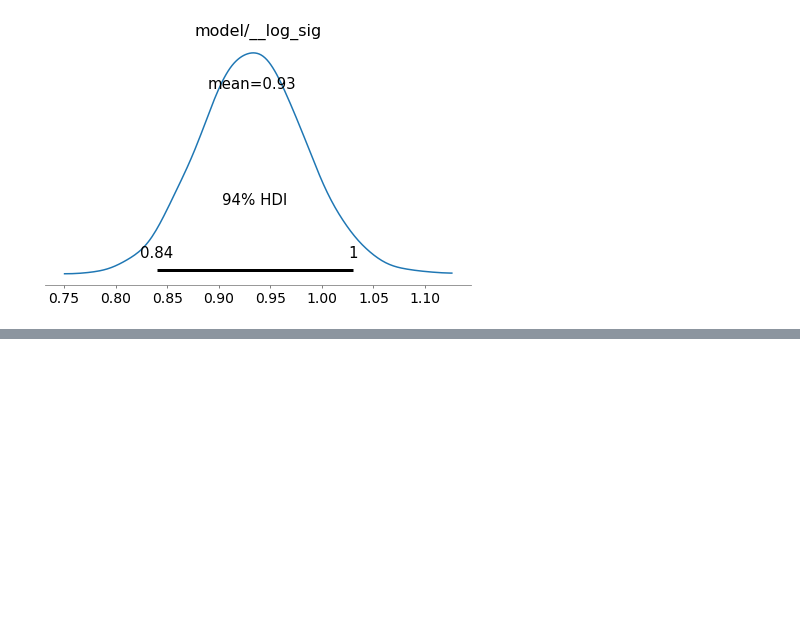
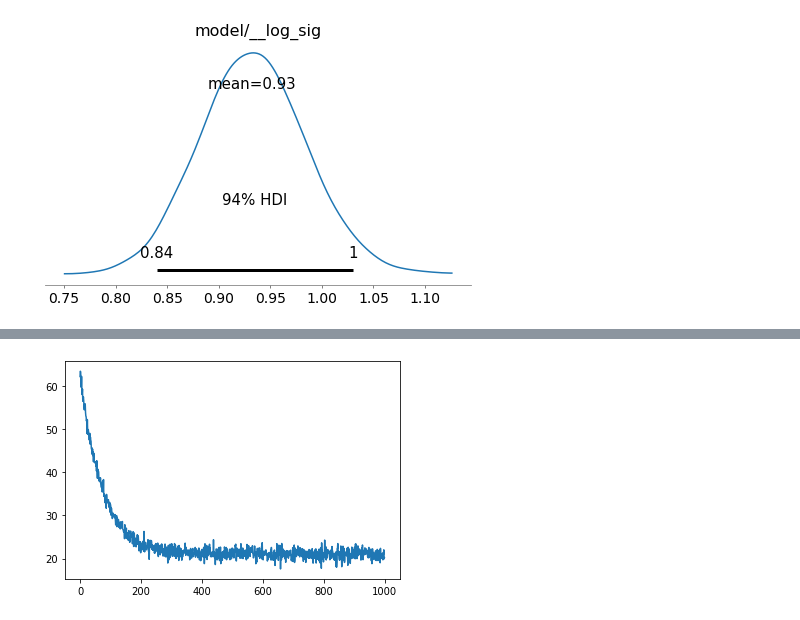
Before and after one commit to jocobtt/gengo_repo, a Jupyter notebook: python_prac/notebooks/bayesian.ipynb, the cells around one changed output, grey strips where cells are left out. Saved outputs shown, nothing was run; the diff lists cells and outputs as text; code cells hidden in the pictures; blank space fills up the shorter version.

```diff
--- a/python_prac/notebooks/bayesian.ipynb
+++ b/python_prac/notebooks/bayesian.ipynb
@@ -78,3 +78,26 @@ combined_trace = trace + draws_posterior + draws_prior
 az.plot_ppc(combined_trace);
 # %%
 # look at other stuff in docs for examples of how to use this package and test it out below
+# %%
+# arbitrary curve regression on decay dataset
+
+# Constants for load_decay
+tau = 71.9 # indium decay half life
+A = 42  # starting magnitude
+C = 21 # measurement error
+noise_scale = 1
+
+
+def load_decay():
+    t = np.arange(0, 1000)
+    def decay_func(ts, noise):
+        return A  * np.exp(-t/tau) + C + np.random.normal(0, noise, size=(len(t)))
+
+    data = {'t': t, 'activity': decay_func(t, noise_scale)}
+    df = pd.DataFrame(data)
+    return df
+# %%
+np.random.seed(303)
+
+df = load_decay()
+df.head(5)
@@ -80,0 +111,4 @@ az.plot_ppc(combined_trace);
+# %%
+ax = df['activity'].plot()
+# %% [output]
+[figure, added]
```
Also changed, not shown: parts of 7 cells of this notebook, 42 other files.
